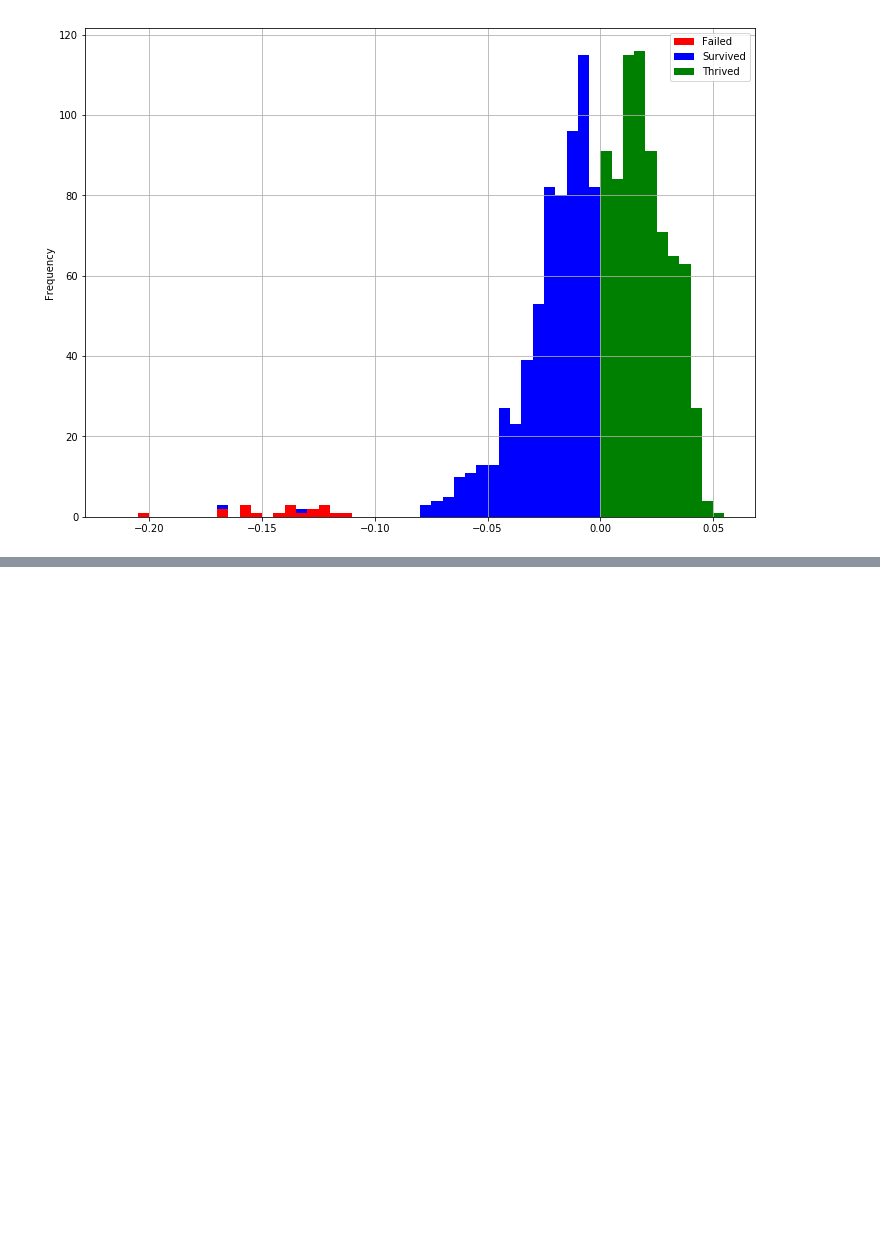
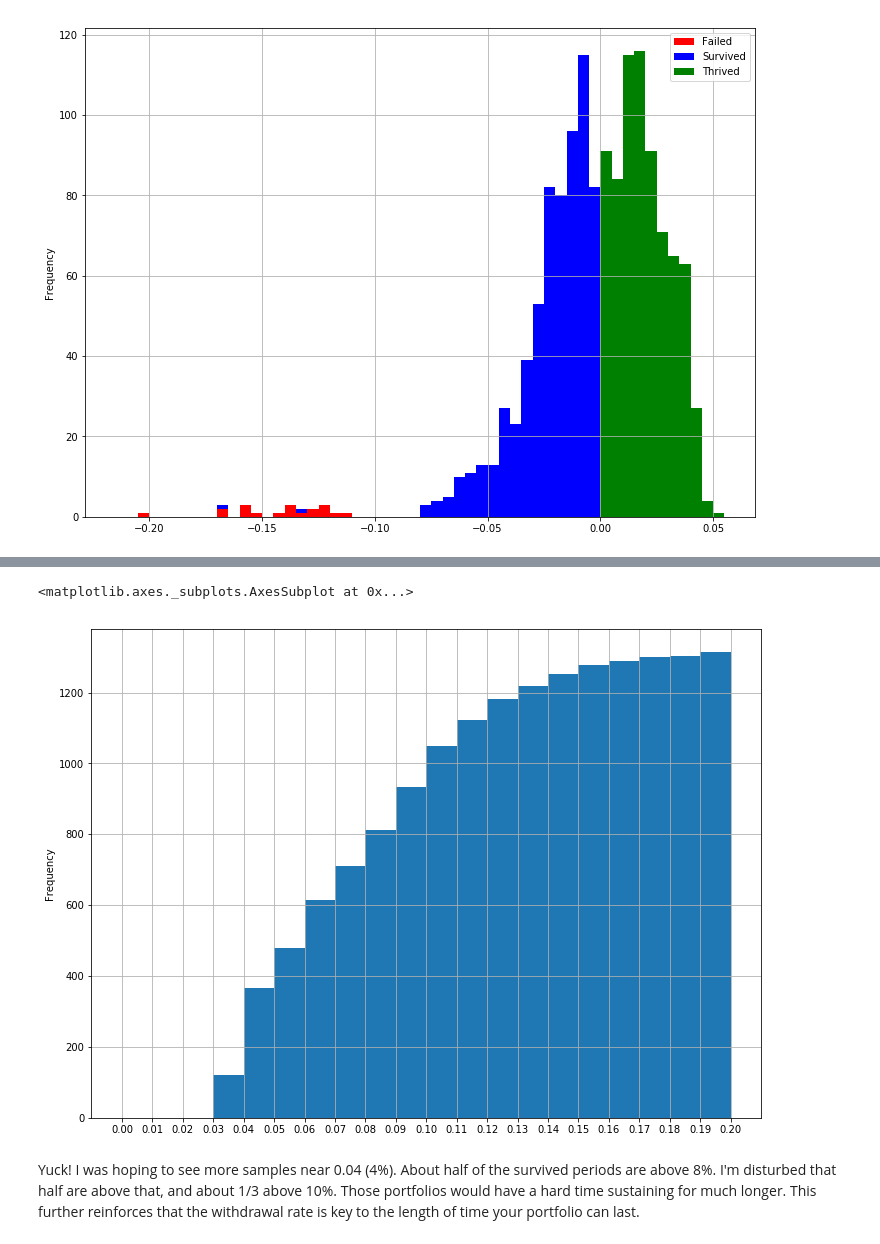
Before and after one commit to mday64/StockMarket, a Jupyter notebook: StockMarket2.ipynb, the cells around one changed output, grey strips where cells are left out. Saved outputs shown, nothing was run; the diff lists cells and outputs as text; code cells hidden in the pictures; blank space fills up the shorter version.

```diff
--- a/StockMarket2.ipynb
+++ b/StockMarket2.ipynb
@@ -834,0 +882,7 @@ h.plot.hist(bins=bins, figsize=(12,9), grid=True, stacked=True, colormap=matplot
+# %%
+df.last_withdrawal_rate.plot.hist(bins=bins, cumulative=True, figsize=(12,9), grid=True, xticks=bins)
+# %% [output]
+<matplotlib.axes._subplots.AxesSubplot at 0x...>
+[figure, added]
+# %% [markdown]
+Yuck!  I was hoping to see more samples near 0.04 (4%).  About half of the survived periods are above 8%.  I'm disturbed that half are above that, and about 1/3 above 10%.  Those portfolios would have a hard time sustaining for much longer.  This further reinforces that the withdrawal rate is key to the length of time your portfolio can last.
```
Also changed, not shown: parts of 12 cells of this notebook, 1 other file.
